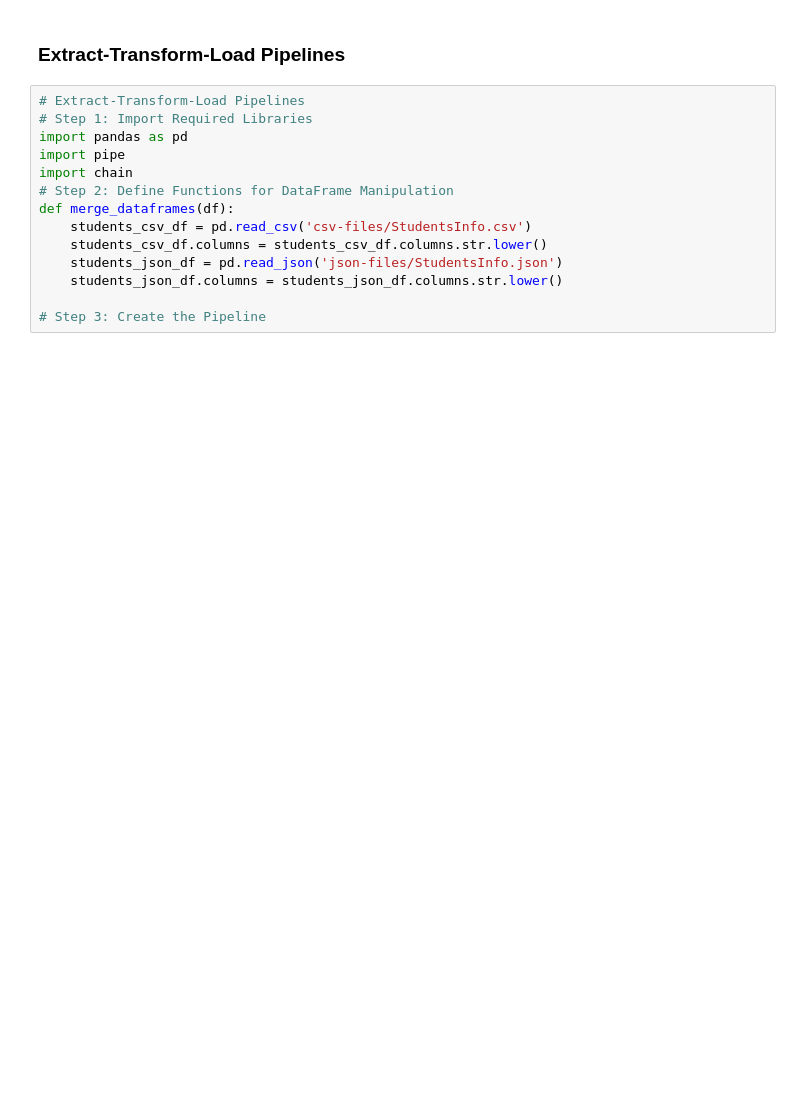
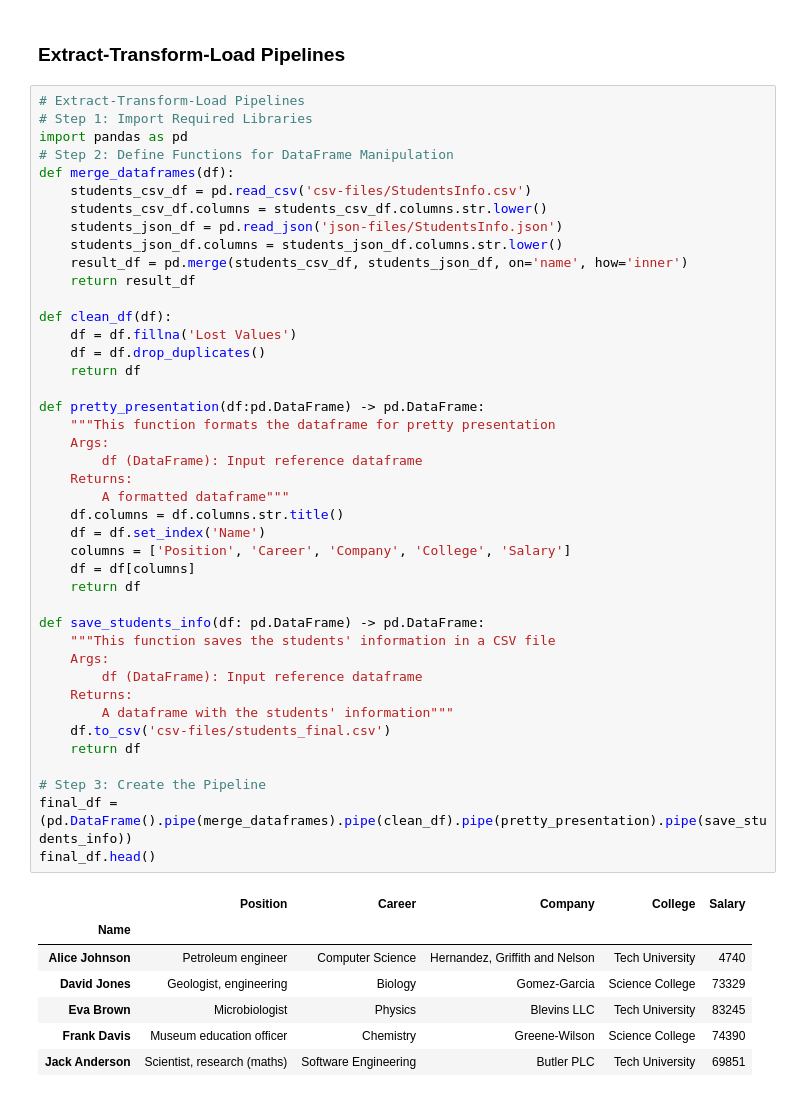
Before and after one commit to NicoG2023/Data_Science_Introduction, a Jupyter notebook: Classes/EDA-DataCleaning.ipynb, the cells around one changed output. Cells and saved outputs as stored; diff of their text form; blank space fills up the shorter version.

Commit message:
Finished DataCleaning notebook Started Matplotlib notebook

```diff
--- a/Classes/EDA-DataCleaning.ipynb
+++ b/Classes/EDA-DataCleaning.ipynb
@@ -380,14 +444,50 @@ KeyError: 'attention_category_num'
 # %%
 # Extract-Transform-Load Pipelines
 # Step 1: Import Required Libraries
 import pandas as pd
-import pipe
-import chain
 # Step 2: Define Functions for DataFrame Manipulation
 def merge_dataframes(df):
     students_csv_df = pd.read_csv('csv-files/StudentsInfo.csv')
     students_csv_df.columns = students_csv_df.columns.str.lower()
     students_json_df = pd.read_json('json-files/StudentsInfo.json')
     students_json_df.columns = students_json_df.columns.str.lower()
+    result_df = pd.merge(students_csv_df, students_json_df, on='name', how='inner')
+    return result_df
+
+def clean_df(df):
+    df = df.fillna('Lost Values')
+    df = df.drop_duplicates()
+    return df
+
+def pretty_presentation(df:pd.DataFrame) -> pd.DataFrame:
+    """This function formats the dataframe for pretty presentation
+    Args:
+        df (DataFrame): Input reference dataframe
+    Returns:
+        A formatted dataframe"""
+    df.columns = df.columns.str.title()
+    df = df.set_index('Name')
+    columns = ['Position', 'Career', 'Company', 'College', 'Salary']
+    df = df[columns]
+    return df
+
+def save_students_info(df: pd.DataFrame) -> pd.DataFrame:
+    """This function saves the students' information in a CSV file
+    Args:
+        df (DataFrame): Input reference dataframe
+    Returns:
+        A dataframe with the students' information"""
+    df.to_csv('csv-files/students_final.csv')
+    return df
 
 # Step 3: Create the Pipeline
+final_df = (pd.DataFrame().pipe(merge_dataframes).pipe(clean_df).pipe(pretty_presentation).pipe(save_students_info))
+final_df.head()
+# %% [output]
+|  | Position | Career | Company | College | Salary |
+| Name |  |  |  |  |  |
+| Alice Johnson | Petroleum engineer | Computer Science | Hernandez, Griffith and Nelson | Tech University | 4740 |
+| David Jones | Geologist, engineering | Biology | Gomez-Garcia | Science College | 73329 |
+| Eva Brown | Microbiologist | Physics | Blevins LLC | Tech University | 83245 |
+| Frank Davis | Museum education officer | Chemistry | Greene-Wilson | Science College | 74390 |
+| Jack Anderson | Scientist, research (maths) | Software Engineering | Butler PLC | Tech University | 69851 |
```
Also changed, not shown: parts of 9 cells of this notebook, 7 other files.
